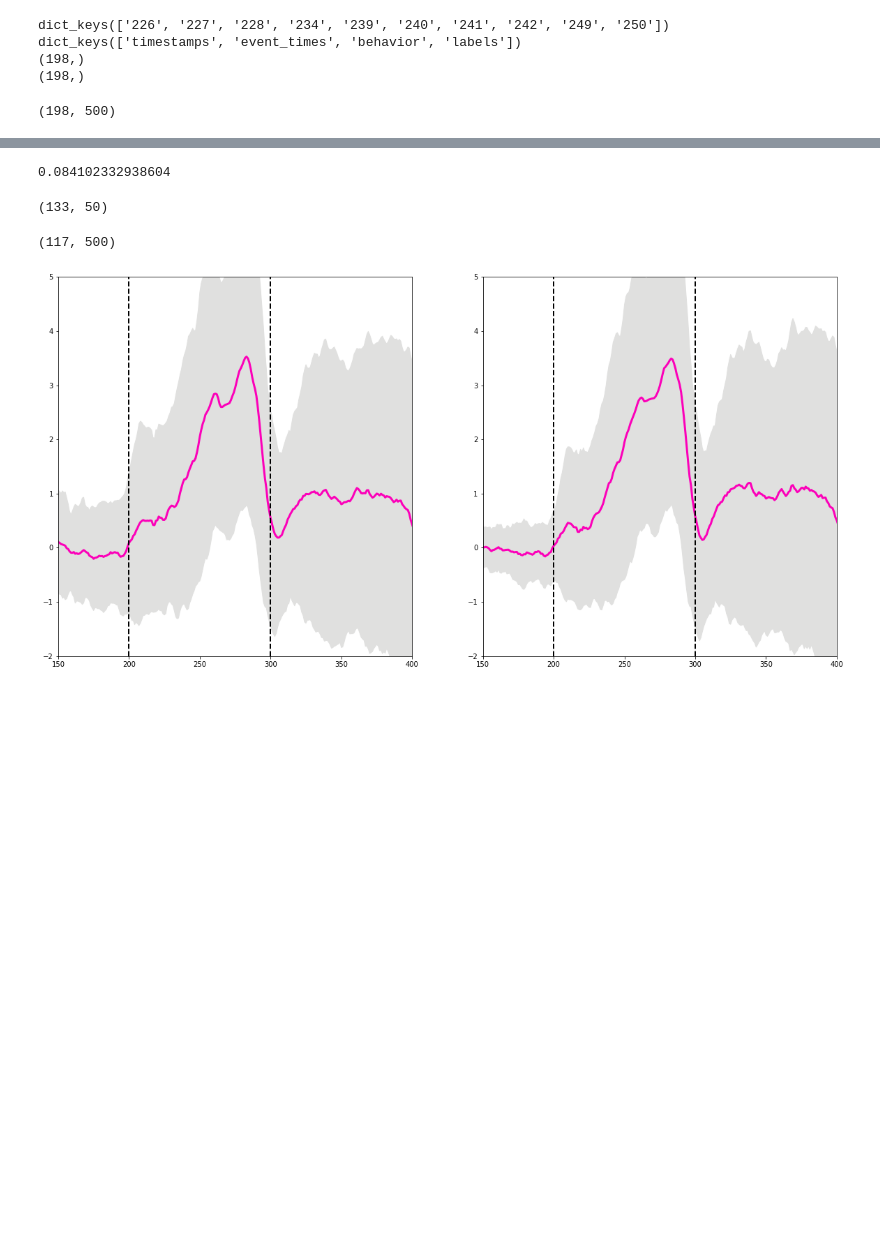
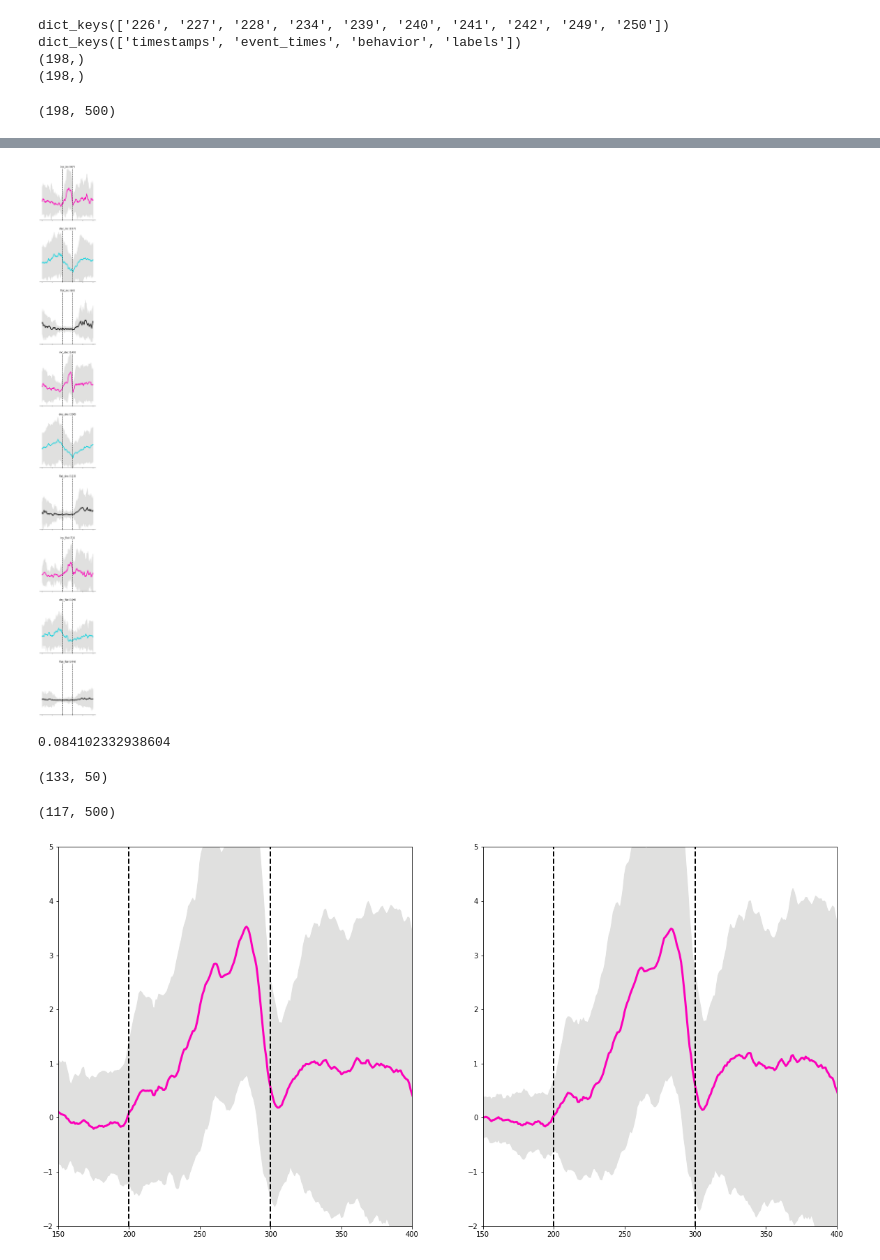
Before and after one commit to ClandininLab/brainsss, a Jupyter notebook: notebooks/20260302_new_behave_dicts.ipynb, the cells around one changed output, grey strips where cells are left out. Saved outputs shown, nothing was run; the diff lists cells and outputs as text; code cells hidden in the pictures; blank space fills up the shorter version.

```diff
--- a/notebooks/20260302_new_behave_dicts.ipynb
+++ b/notebooks/20260302_new_behave_dicts.ipynb
@@ -299 +322,27 @@ for i,be in enumerate(order):
+# %%
+dict_plot=other_set
+order=list(dict_plot.keys())
+fig,axs=plt.subplots(len(order),1,figsize=(5,50))
+
+for i,be in enumerate(order):
+    mean_trace=np.mean(dict_plot[be], axis=0)
+    std_trace=np.std(dict_plot[be], axis=0)
+    focal_b=be.split('_')[0]
+#     print(focal_b)
+    axs[i].plot(mean_trace, color=behavior_colors[focal_b],lw=3)
+    axs[i].fill_between(np.arange(len(mean_trace)),mean_trace-std_trace, mean_trace+std_trace, color='#e0e0df')
+    axs[i].axvline(200, linewidth=2, linestyle='--', color='k')
+    axs[i].axvline(300, linewidth=2, linestyle='--', color='k')
+    axs[i].set_ylim(-2, 5);
+#     axs[i].set_xlim(150, 400);
+    axs[i].set_xticklabels([])
+    axs[i].set_yticklabels([])
+    axs[i].set_title(f'{be} ({len(dict_plot[be])})')
+    axs[i].spines['top'].set_visible(False)
+    axs[i].spines['right'].set_visible(False)
+    if be!='flat':
+        axs[i].spines['left'].set_visible(False)
+        axs[i].set_yticks([])
+# %% [output]
+[figure, added]
 # %%
```
Also changed, not shown: parts of 19 cells of this notebook, 4 other files.
